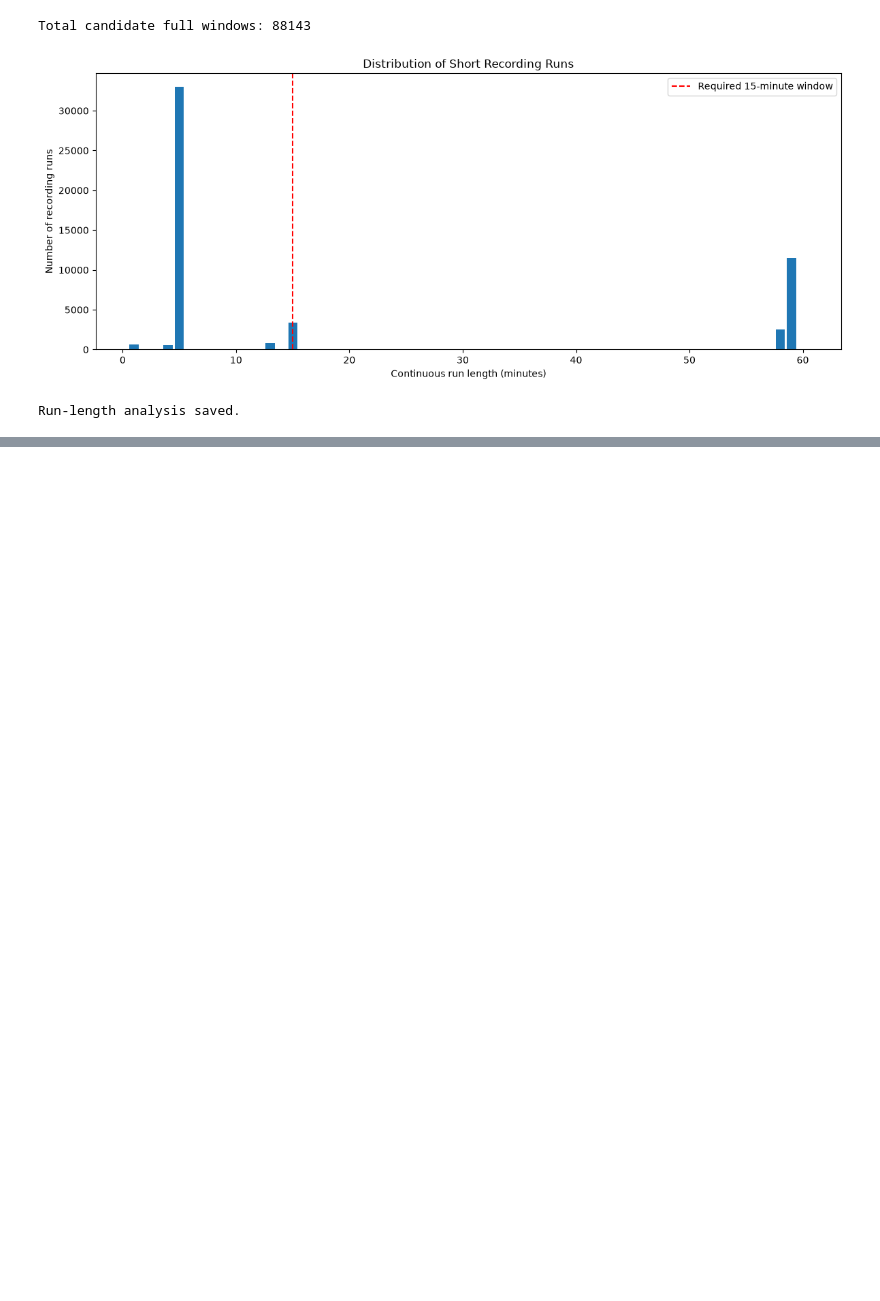
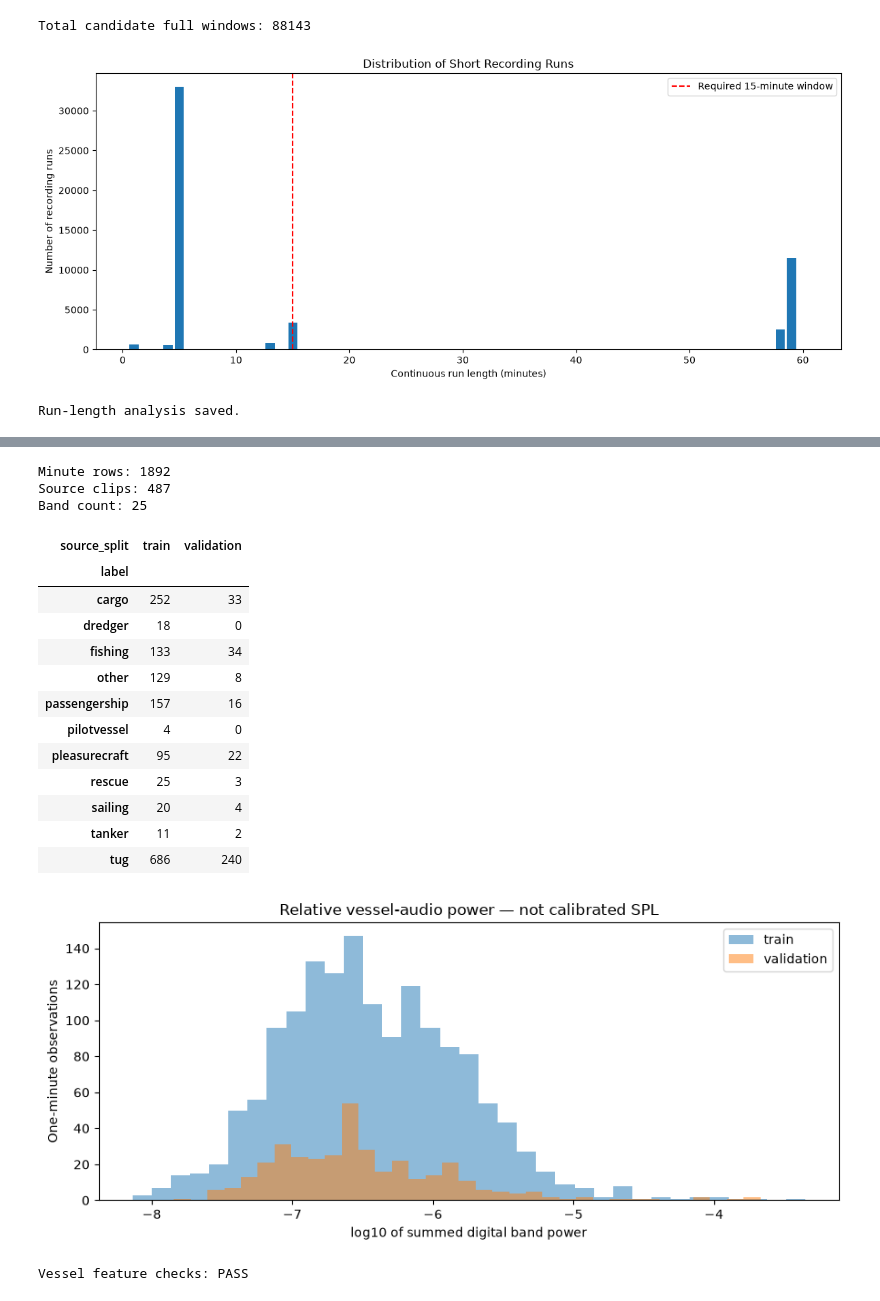
Before and after one commit to ebotchway/french-embassy-underwater-vessel-noise-challenge, a Jupyter notebook: notebooks/01_south_african_acoustic_eda.ipynb, the cells around one changed output, grey strips where cells are left out. Drawn from its saved outputs; the diff is of its cells as text; code cells hidden in the pictures; blank space fills up the shorter version.

```diff
--- a/notebooks/01_south_african_acoustic_eda.ipynb
+++ b/notebooks/01_south_african_acoustic_eda.ipynb
@@ -934,0 +1173,47 @@ Run-length analysis saved.
+# %%
+p = report_path("vtuad_minute_band_power_split_v2.csv")
+if p is not None:
+    vessel_features = pd.read_csv(p, dtype={"hull_id": "string"})
+    vessel_bands = [c for c in vessel_features if c.startswith("TOL_")]
+    print("Minute rows:", len(vessel_features))
+    print("Source clips:", vessel_features.clip_uid.nunique())
+    print("Band count:", len(vessel_bands))
+    display(pd.crosstab(vessel_features.label, vessel_features.source_split))
+    assert len(vessel_features) == 1892
+    assert vessel_features.clip_uid.nunique() == 487
+    assert len(vessel_bands) == 25
+    power = vessel_features[vessel_bands].to_numpy(dtype=float)
+    assert np.isfinite(power).all() and (power >= 0).all()
+    assert np.allclose(power.sum(axis=1), vessel_features.relative_total_power,
+                       rtol=1e-9, atol=1e-15)
+    assert not vessel_features.duplicated(["clip_uid", "minute_index"]).any()
+    fig, ax = plt.subplots(figsize=(9, 4))
+    for split, group in vessel_features.groupby("source_split"):
+        ax.hist(np.log10(group.relative_total_power), bins=35, alpha=0.5,
+                label=split)
+    ax.set_xlabel("log10 of summed digital band power")
+    ax.set_ylabel("One-minute observations")
+    ax.set_title("Relative vessel-audio power — not calibrated SPL")
+    ax.legend()
+    plt.tight_layout()
+    plt.show()
+    print("Vessel feature checks: PASS")
+# %% [output]
+Minute rows: 1892
+Source clips: 487
+Band count: 25
+| source_split | train | validation |
+| label |  |  |
+| cargo | 252 | 33 |
+| dredger | 18 | 0 |
+| fishing | 133 | 34 |
+| other | 129 | 8 |
+| passengership | 157 | 16 |
+| pilotvessel | 4 | 0 |
+| pleasurecraft | 95 | 22 |
+| rescue | 25 | 3 |
+| sailing | 20 | 4 |
+| tanker | 11 | 2 |
+| tug | 686 | 240 |
+[figure, added]
+Vessel feature checks: PASS
```
Also changed, not shown: parts of 16 cells of this notebook.
